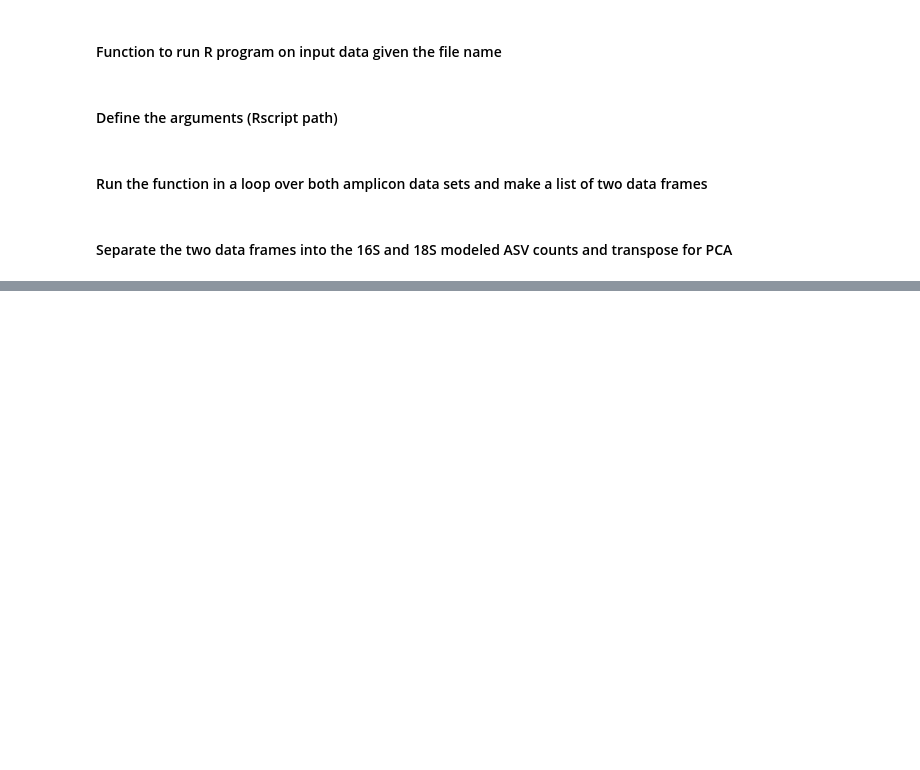
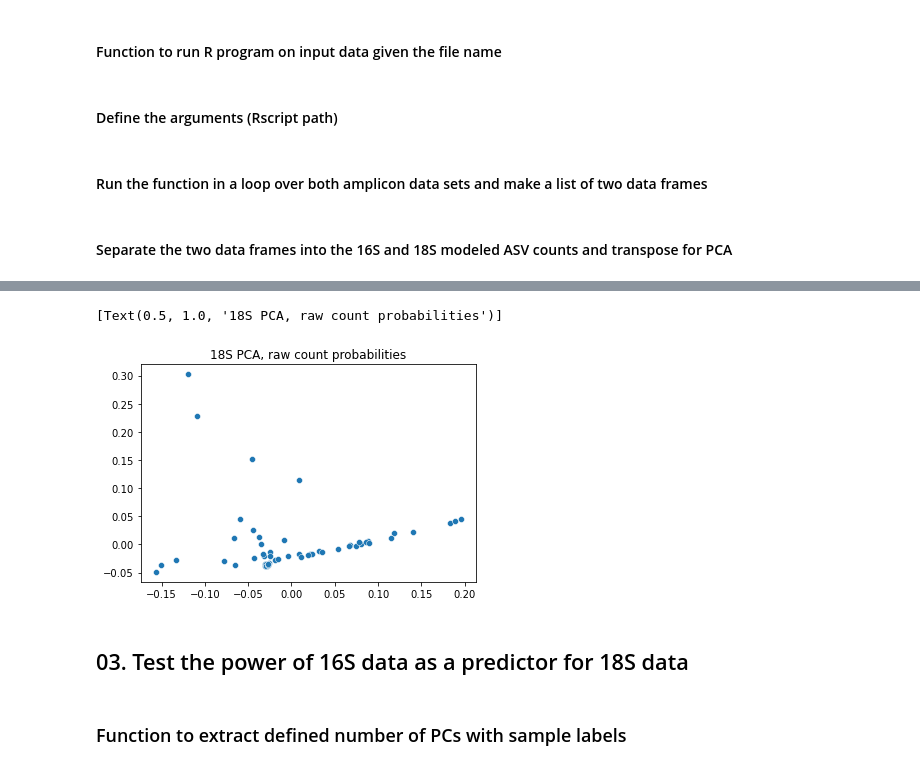
Before and after one commit to nvpatin/MAMBO, a Jupyter notebook: Amplicon_multitrophic_Bayesian.ipynb, the cells around one changed output, grey strips where cells are left out. Drawn from its saved outputs; the diff is of its cells as text; code cells hidden in the pictures; blank space fills up the shorter version.

```diff
--- a/Amplicon_multitrophic_Bayesian.ipynb
+++ b/Amplicon_multitrophic_Bayesian.ipynb
@@ -192,0 +283,14 @@ bayes_summary_16S_18S
+# %%
+ca = PCA(n_components=3)
+pcs = pca.fit_transform(df_18S)
+
+pc1_values = pcs[:,0]
+pc2_values = pcs[:,1]
+sns.scatterplot(x=pc1_values, y=pc2_values).set(title="18S PCA, raw count probabilities")
+# %% [output]
+[Text(0.5, 1.0, '18S PCA, raw count probabilities')]
+[figure, added]
+# %% [markdown]
+## 03. Test the power of 16S data as a predictor for 18S data
+# %% [markdown]
+### Function to extract defined number of PCs with sample labels
```
Also changed, not shown: parts of 53 cells of this notebook, 7 other files.
